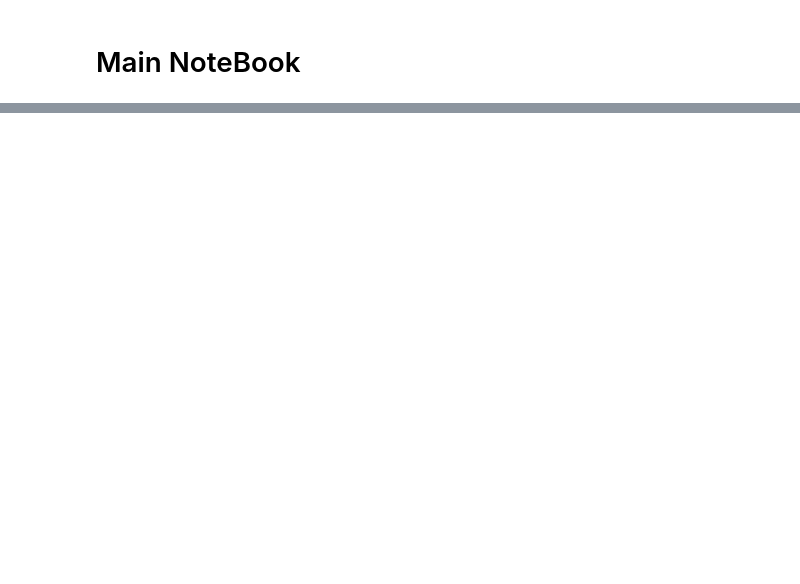
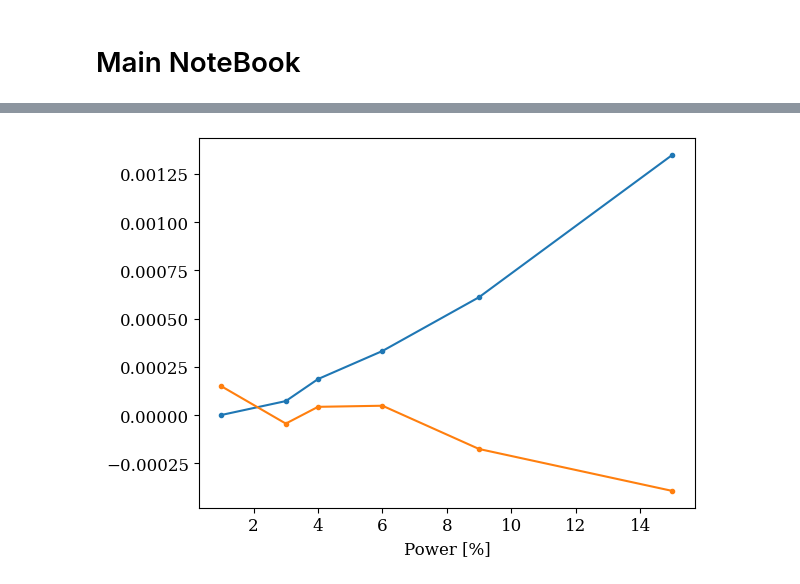
Before and after one commit to SJB7777/STO-XFEL, a Jupyter notebook: notebooks/delay.ipynb, the cells around one changed output, grey strips where cells are left out. Saved outputs shown, nothing was run; the diff lists cells and outputs as text; code cells hidden in the pictures; blank space fills up the shorter version.

```diff
--- a/notebooks/delay.ipynb
+++ b/notebooks/delay.ipynb
@@ -204,0 +153,16 @@ ax.grid(True)
+# %%
+power_com_x_40 = {}
+power_com_y_40 = {}
+
+for power, run_num in power_run.items():
+    data_file = os.path.join(get_run_scan_directory(image_dir, run_num, 1), "roi_small", "data.csv")
+    data_df = pd.read_csv(data_file)
+    power_com_x_40[power] = data_df.loc[40]["pon_com_x"]
+    power_com_y_40[power] = data_df.loc[40]["pon_com_y"]
+
+plt.plot(power_com_x_40.keys(), power_com_x_40.values(), ".-")
+plt.plot(power_com_y_40.keys(), power_com_y_40.values(), ".-")
+
+plt.xlabel("Power [%]");
+# %% [output]
+[figure, added]
```
Also changed, not shown: parts of 21 cells of this notebook, 6 other files.
